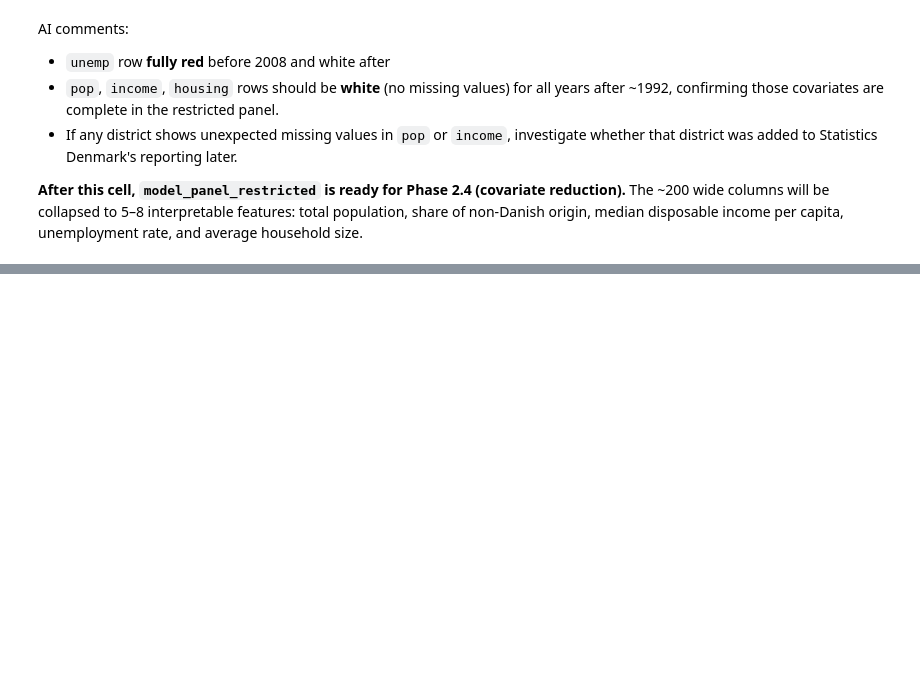
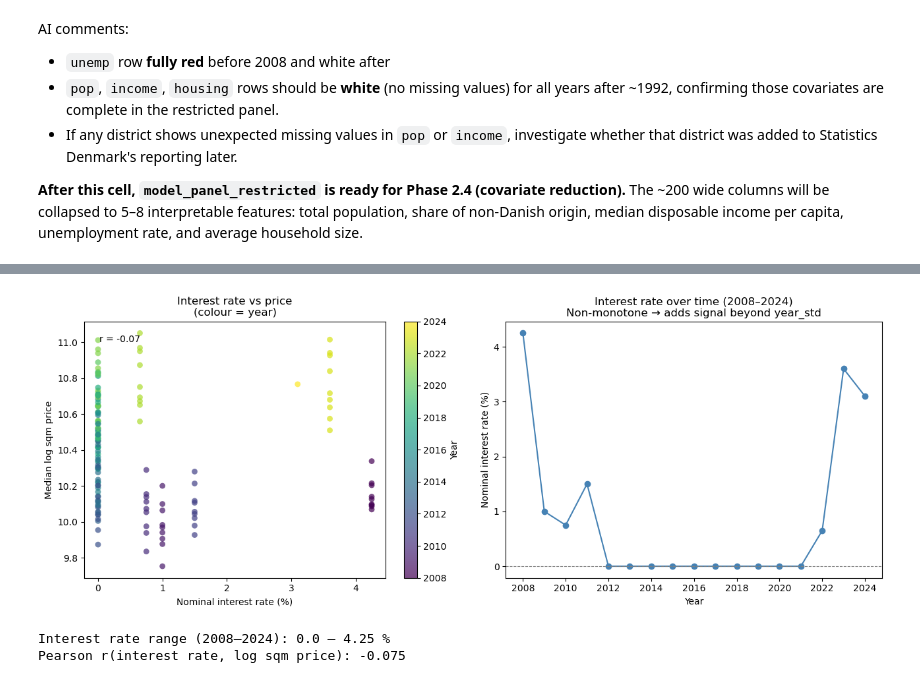
Before and after one commit to ursulailves/modelML_project, a Jupyter notebook: CPH_HousingPriceModel.ipynb, the cells around one changed output, grey strips where cells are left out. Saved outputs shown, nothing was run; the diff lists cells and outputs as text; code cells hidden in the pictures; blank space fills up the shorter version.

```diff
--- a/CPH_HousingPriceModel.ipynb
+++ b/CPH_HousingPriceModel.ipynb
@@ -1157,0 +1346,54 @@ unemployment rate, and average household size.
+# %%
+# 4. Macro variable check — nominal interest rate vs median log sqm price
+# The interest rate is a national yearly figure recorded on each transaction in df.
+# We extract one value per year then merge into the panel by year.
+# Expected: negative correlation (higher rates → lower prices).
+# Key question: does interest rate merely proxy for time, or add signal beyond year_std?
+
+interest_by_year = (
+    df.groupby(df['date'].dt.year)['nom_interest_rate%']
+    .first()
+    .dropna()
+    .reset_index()
+    .rename(columns={'date': 'year', 'nom_interest_rate%': 'nom_interest_rate'})
+)
+
+panel_with_rate = panel.merge(interest_by_year, on='year', how='left')
+
+fig, axes = plt.subplots(1, 2, figsize=(13, 5))
+
+# Left: scatter interest rate vs price (all district-years pooled)
+ax = axes[0]
+sc = ax.scatter(
+    panel_with_rate['nom_interest_rate'],
+    panel_with_rate['median_log_sqm_price'],
+    c=panel_with_rate['year'], cmap='viridis', alpha=0.7, edgecolors='none', s=40
+)
+plt.colorbar(sc, ax=ax, label='Year')
+ax.set_xlabel('Nominal interest rate (%)')
+ax.set_ylabel('Median log sqm price')
+ax.set_title('Interest rate vs price\n(colour = year)')
+
+# Pearson r annotation
+r = panel_with_rate[['nom_interest_rate', 'median_log_sqm_price']].corr().iloc[0, 1]
+ax.annotate(f'r = {r:.2f}', xy=(0.05, 0.92), xycoords='axes fraction', fontsize=10)
+
+# Right: interest rate over time (to show it is not just a monotone time proxy)
+ax2 = axes[1]
+yr_rate = interest_by_year[interest_by_year['year'].between(2008, 2024)]
+ax2.plot(yr_rate['year'], yr_rate['nom_interest_rate'], marker='o', color='steelblue')
+ax2.set_xlabel('Year')
+ax2.set_ylabel('Nominal interest rate (%)')
+ax2.set_title('Interest rate over time (2008–2024)\nNon-monotone → adds signal beyond year_std')
+ax2.axhline(0, color='grey', linestyle='--', linewidth=0.8)
+
+plt.tight_layout()
+plt.show()
+
+print("Interest rate range (2008–2024):",
+      yr_rate['nom_interest_rate'].min(), "–", yr_rate['nom_interest_rate'].max(), "%")
+print("Pearson r(interest rate, log sqm price):", round(r, 3))
+# %% [output]
+[figure, added]
+Interest rate range (2008–2024): 0.0 – 4.25 %
+Pearson r(interest rate, log sqm price): -0.075
```
Also changed, not shown: parts of 16 cells of this notebook, 1 other file.
